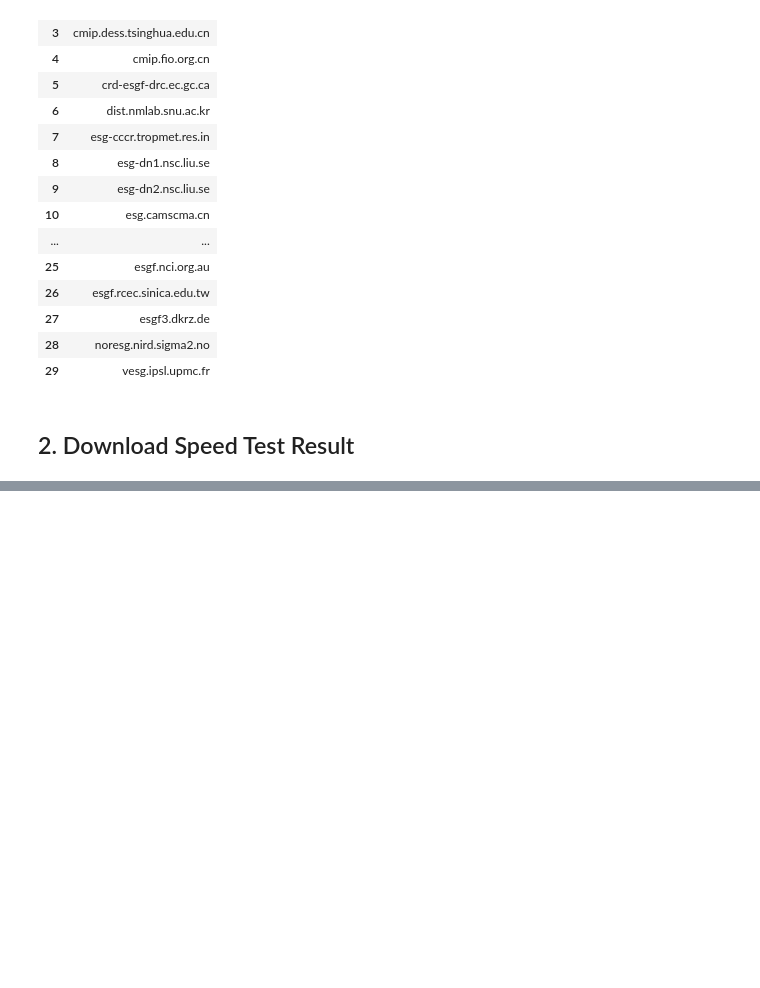
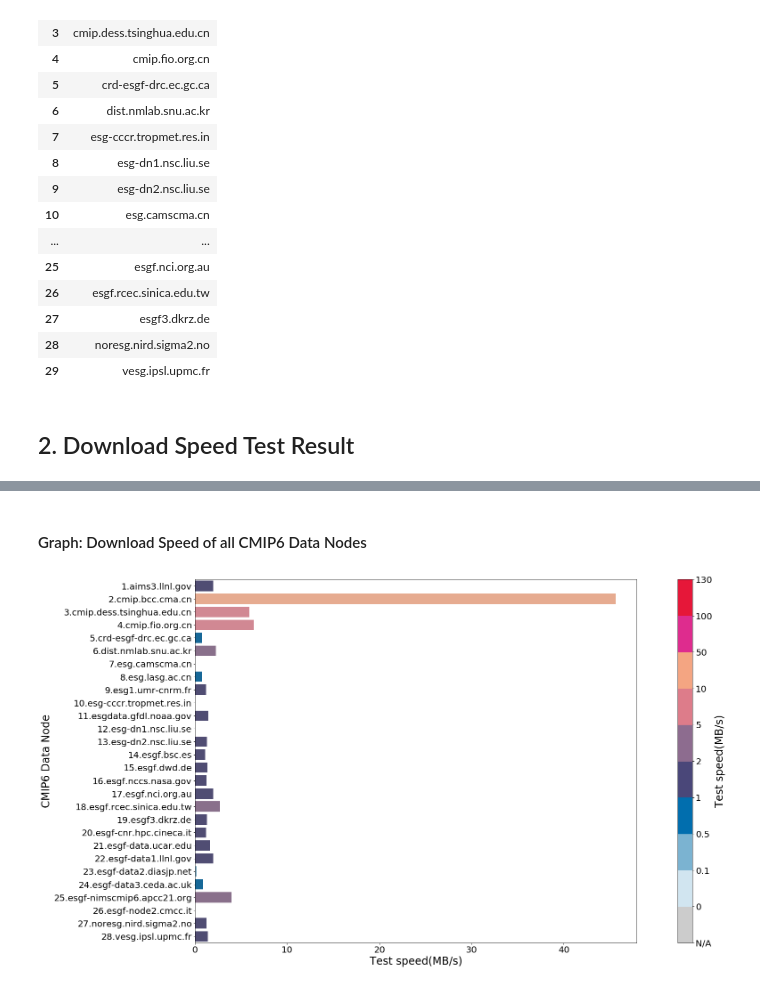
Before and after one commit to Theropod/CMIP6-SpeedTest, a Jupyter notebook: resources/result-update/Speedtest_Result.ipynb, the cells around one changed output, grey strips where cells are left out. Drawn from its saved outputs; the diff is of its cells as text; code cells hidden in the pictures; blank space fills up the shorter version.

```diff
--- a/resources/result-update/Speedtest_Result.ipynb
+++ b/resources/result-update/Speedtest_Result.ipynb
@@ -224,0 +230,4 @@ spd_city_avg_heatmap.set_xlabel('Testing Site Name');
+# %%
+speedtest_tsinghua=pd.read_csv('tsinghua_test_result.csv')
+speedtest_tsinghua.sort_values('Destination CMIP6 Data Node')
+speedtest_tsinghua.index=np.arange(1, len(speedtest_tsinghua) + 1)
@@ -224,0 +236,5 @@ spd_city_avg_heatmap.set_xlabel('Testing Site Name');
+# %%
+# to MB/S
+speedtest_tsinghua.iloc[:,3]=speedtest_tsinghua.iloc[:,3]/8
+speedtest_tsinghua=speedtest_tsinghua.rename(columns={'Download Speed (Mbps)':'Download Speed (MB/s)'})
+speedtest_tsinghua
@@ -225,3 +259,35 @@ spd_city_avg_heatmap.set_xlabel('Testing Site Name');
+# %% [markdown]
+#### Graph: Download Speed of all CMIP6 Data Nodes
+# %%
+# Create a Custom color map with difined intervals
+xdata=speedtest_tsinghua['Download Speed (MB/s)'].to_numpy()
+ydata=speedtest_tsinghua['Destination CMIP6 Data Node'].to_numpy()
+
+grid_kws = {'width_ratios': (0.9, 0.03), 'wspace': 0.18}
+fig, (ax, cbar_ax) = plt.subplots(1, 2, gridspec_kw=grid_kws,figsize=(20,15))
+# plot
+speedtest_tsinghua_bar=sns.barplot(x=xdata,y=ydata,orient='h',ax=ax,palette=custom_color_map(custom_norm(xdata)))
+# set tick labels
+ax.tick_params(labelsize=20)
+# set y tick labels
+speedtest_tsinghua_yticklabels=speedtest_tsinghua_bar.get_yticklabels()
+tickindex=1
+for label in speedtest_tsinghua_yticklabels:
+    label.set_text(str(tickindex)+'.'+label.get_text())
+    tickindex+=1
+speedtest_tsinghua_bar.set_yticklabels(speedtest_tsinghua_yticklabels)
+# set cbar and labels
+matplotlib.colorbar.ColorbarBase(cbar_ax, cmap=custom_color_map,
+                                norm=custom_norm,
+                                orientation='vertical',ticks=[-1, 0, 0.1, 0.5, 1, 2, 5, 10, 50, 100, 130]);
+cbar_ax.set_yticklabels( ['N/A',0, 0.1, 0.5, 1, 2, 5, 10, 50, 100, 130])
+cbar_ax.set_ylabel('Test speed(MB/s)', size=24)
+cbar_ax.tick_params(labelsize=20)
+# set x y labels
+speedtest_tsinghua_bar.set_ylabel('CMIP6 Data Node',size=24);
+speedtest_tsinghua_bar.set_xlabel('Test speed(MB/s)',size=24);
+# %% [output]
+[figure, added]
 # %%
 # city_datanode_speed.sort_index();
 # %%
```
Also changed, not shown: parts of 18 cells of this notebook, 14 other files.
